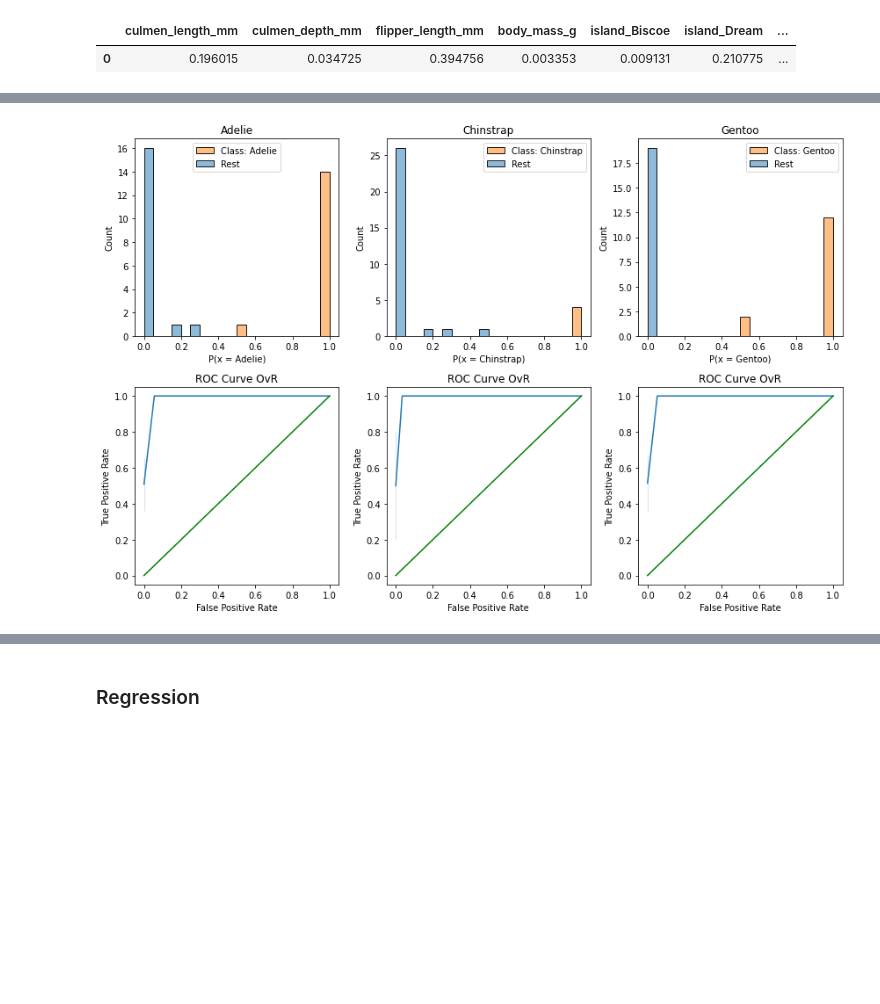
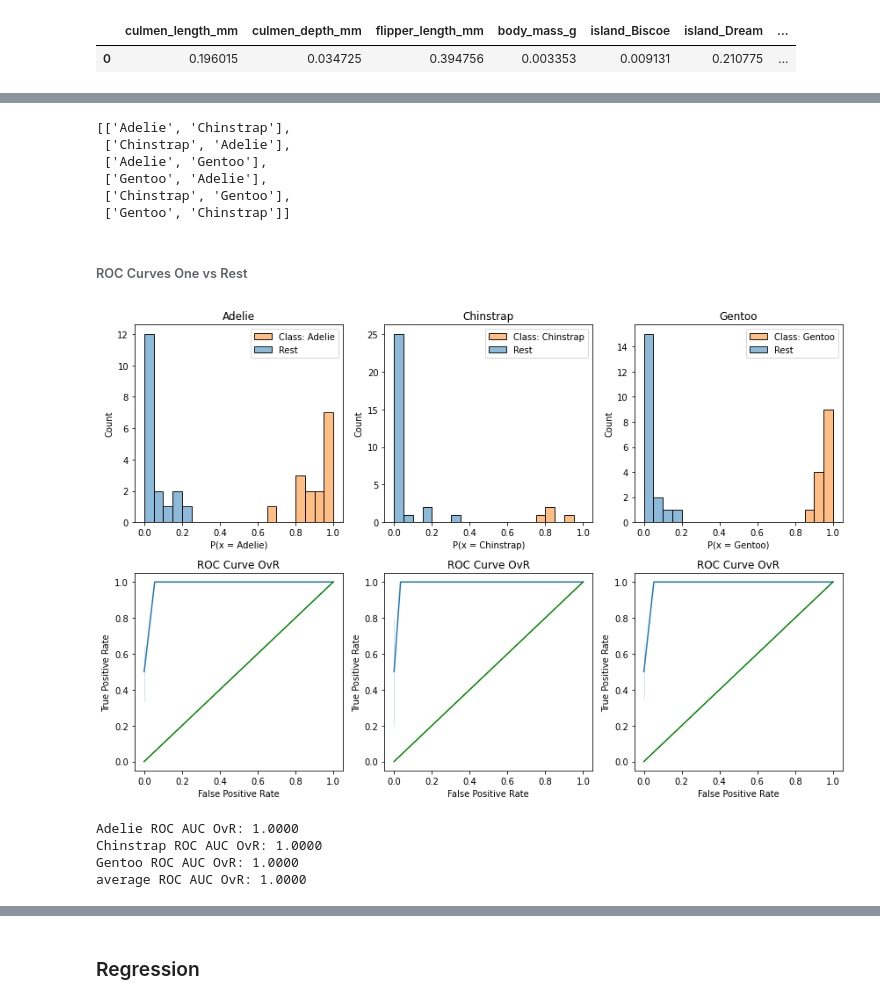
Before and after one commit to emekdahl/machine_learning_template, a Jupyter notebook: machine_learning_template.ipynb, the cells around one changed output, grey strips where cells are left out. Cells and saved outputs as stored; diff of their text form; code cells hidden in the pictures; blank space fills up the shorter version.

```diff
--- a/machine_learning_template.ipynb
+++ b/machine_learning_template.ipynb
@@ -1146,37 +1148,68 @@ def plot_roc_curve(tpr, fpr, scatter = True, ax = None):
     plt.ylim(-0.05, 1.05)
     plt.xlabel("False Positive Rate")
     plt.ylabel("True Positive Rate")
+# %%
+classes_combinations = []
+class_list = list(classes)
+for i in range(len(class_list)):
+    for j in range(i+1, len(class_list)):
+        classes_combinations.append([class_list[i], class_list[j]])
+        classes_combinations.append([class_list[j], class_list[i]])
+classes_combinations
+# %% [output]
+[['Adelie', 'Chinstrap'],
+ ['Chinstrap', 'Adelie'],
+ ['Adelie', 'Gentoo'],
+ ['Gentoo', 'Adelie'],
+ ['Chinstrap', 'Gentoo'],
+ ['Gentoo', 'Chinstrap']]
+# %% [markdown]
+###### ROC Curves One vs Rest
 # %%
 # Plots the Probability Distributions and the ROC Curves One vs Rest
 plt.figure(figsize = (12, 8))
 bins = [i/20 for i in range(20)] + [1]
 classes = lr_model.classes_
 roc_auc_ovr = {}
 for i in range(len(classes)):
     # Gets the class
     c = classes[i]
 
     # Prepares an auxiliar dataframe to help with the plots
     df_aux = X_test.copy()
     df_aux['class'] = [1 if y == c else 0 for y in y_test]
-    df_aux['prob'] = xgb_model.predict_proba(X_test)[:, i]
+    df_aux['prob'] = lr_model.predict_proba(X_test)[:, i]
     df_aux = df_aux.reset_index(drop = True)
 
     # Plots the probability distribution for the class and the rest
     ax = plt.subplot(2, 3, i+1)
     sns.histplot(x = "prob", data = df_aux, hue = 'class', color = 'b', ax = ax, bins = bins)
     ax.set_title(c)
     ax.legend([f"Class: {c}", "Rest"])
     ax.set_xlabel(f"P(x = {c})")
 
     # Calculates the ROC Coordinates and plots the ROC Curves
     ax_bottom = plt.subplot(2, 3, i+4)
     tpr, fpr = get_all_roc_coordinates(df_aux['class'], df_aux['prob'])
     plot_roc_curve(tpr, fpr, scatter = False, ax = ax_bottom)
     ax_bottom.set_title("ROC Curve OvR")
 
     # Calculates the ROC AUC OvR
     roc_auc_ovr[c] = roc_auc_score(df_aux['class'], df_aux['prob'])
 plt.tight_layout()
 # %% [output]
-[figure, old version]
+[figure, new version]
+# %%
+# Displays the ROC AUC for each class
+avg_roc_auc = 0
+i = 0
+for k in roc_auc_ovr:
+    avg_roc_auc += roc_auc_ovr[k]
+    i += 1
+    print(f"{k} ROC AUC OvR: {roc_auc_ovr[k]:.4f}")
+print(f"average ROC AUC OvR: {avg_roc_auc/i:.4f}")
+# %% [output]
+Adelie ROC AUC OvR: 1.0000
+Chinstrap ROC AUC OvR: 1.0000
+Gentoo ROC AUC OvR: 1.0000
+average ROC AUC OvR: 1.0000
```
Also changed, not shown: parts of 6 cells of this notebook.
